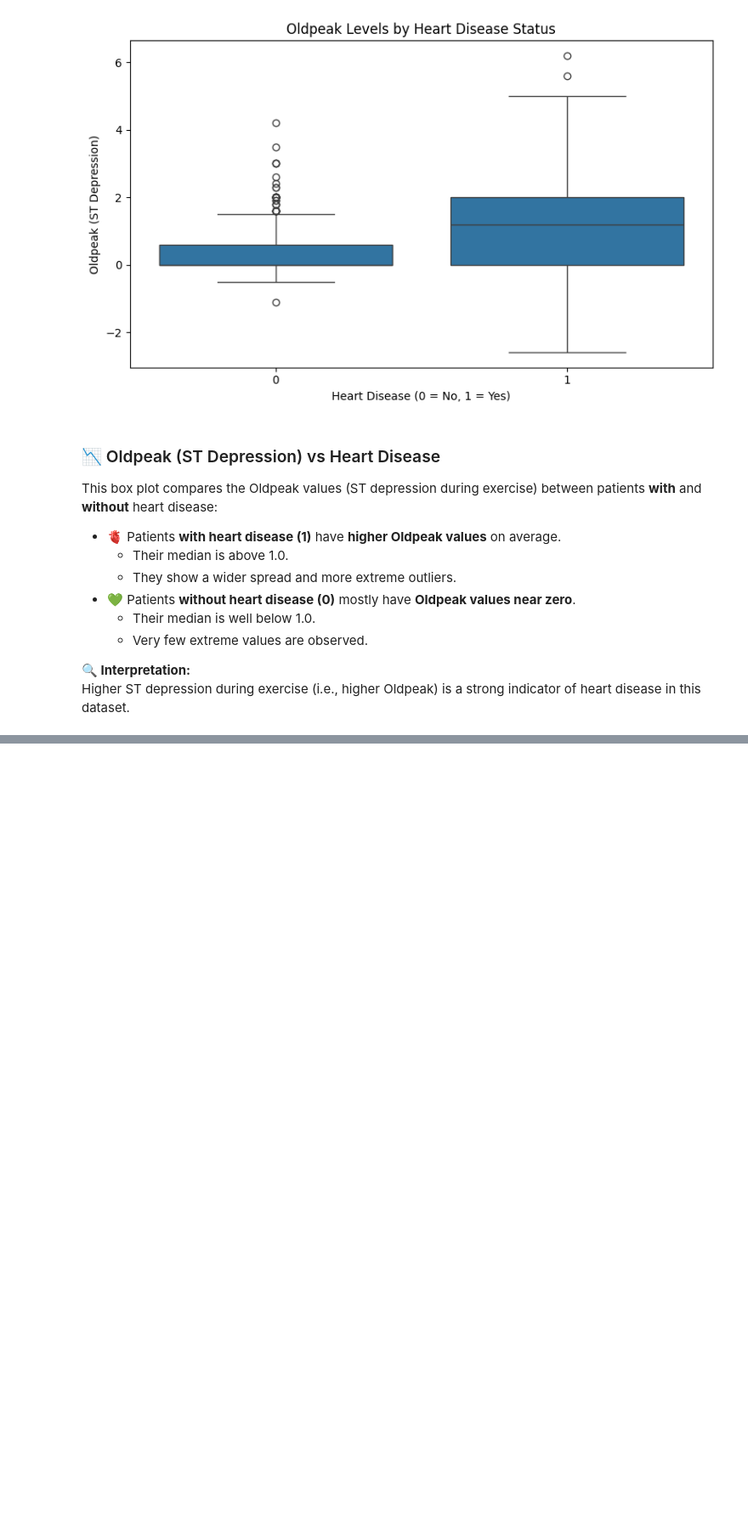
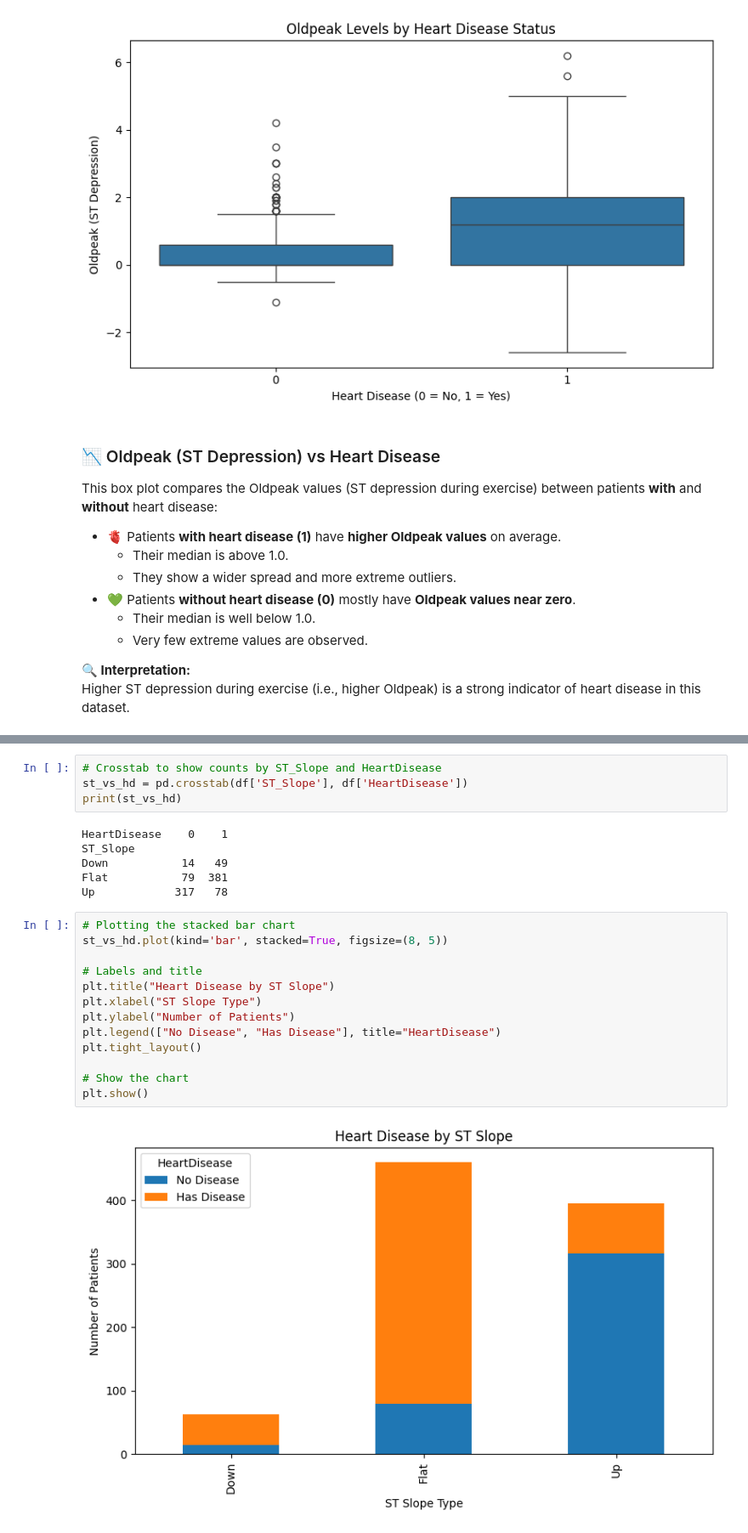
Before and after one commit to vivekr25/heart-disease-analysis, a Jupyter notebook: HeartRatePrediction.ipynb, the cells around one changed output, grey strips where cells are left out. Shown: that part at 85% size. Saved outputs shown, nothing was run; the diff lists cells and outputs as text; blank space fills up the shorter version.

```diff
--- a/HeartRatePrediction.ipynb
+++ b/HeartRatePrediction.ipynb
@@ -604,0 +613,25 @@ Higher ST depression during exercise (i.e., higher Oldpeak) is a strong indicato
+# %%
+# Crosstab to show counts by ST_Slope and HeartDisease
+st_vs_hd = pd.crosstab(df['ST_Slope'], df['HeartDisease'])
+print(st_vs_hd)
+# %% [output]
+HeartDisease    0    1
+ST_Slope
+Down           14   49
+Flat           79  381
+Up            317   78
+# %%
+# Plotting the stacked bar chart
+st_vs_hd.plot(kind='bar', stacked=True, figsize=(8, 5))
+
+# Labels and title
+plt.title("Heart Disease by ST Slope")
+plt.xlabel("ST Slope Type")
+plt.ylabel("Number of Patients")
+plt.legend(["No Disease", "Has Disease"], title="HeartDisease")
+plt.tight_layout()
+
+# Show the chart
+plt.show()
+# %% [output]
+[figure, added]
```
Also changed, not shown: parts of 3 cells of this notebook.
